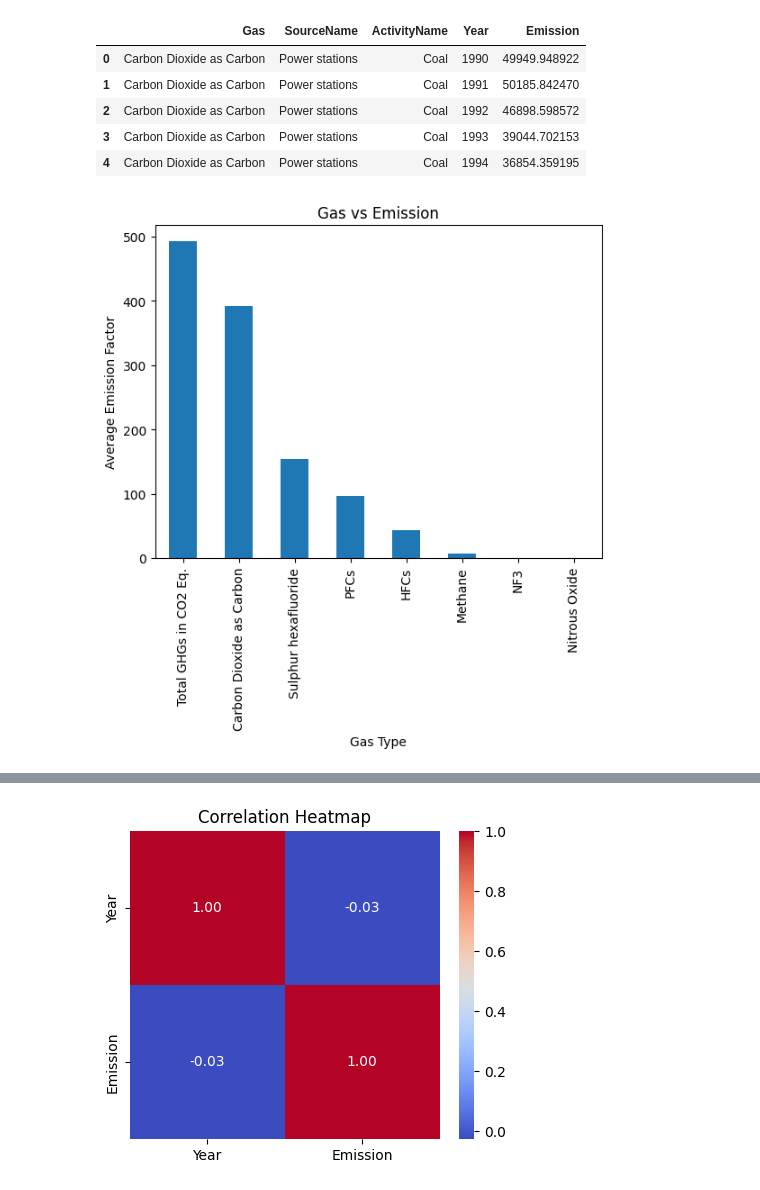
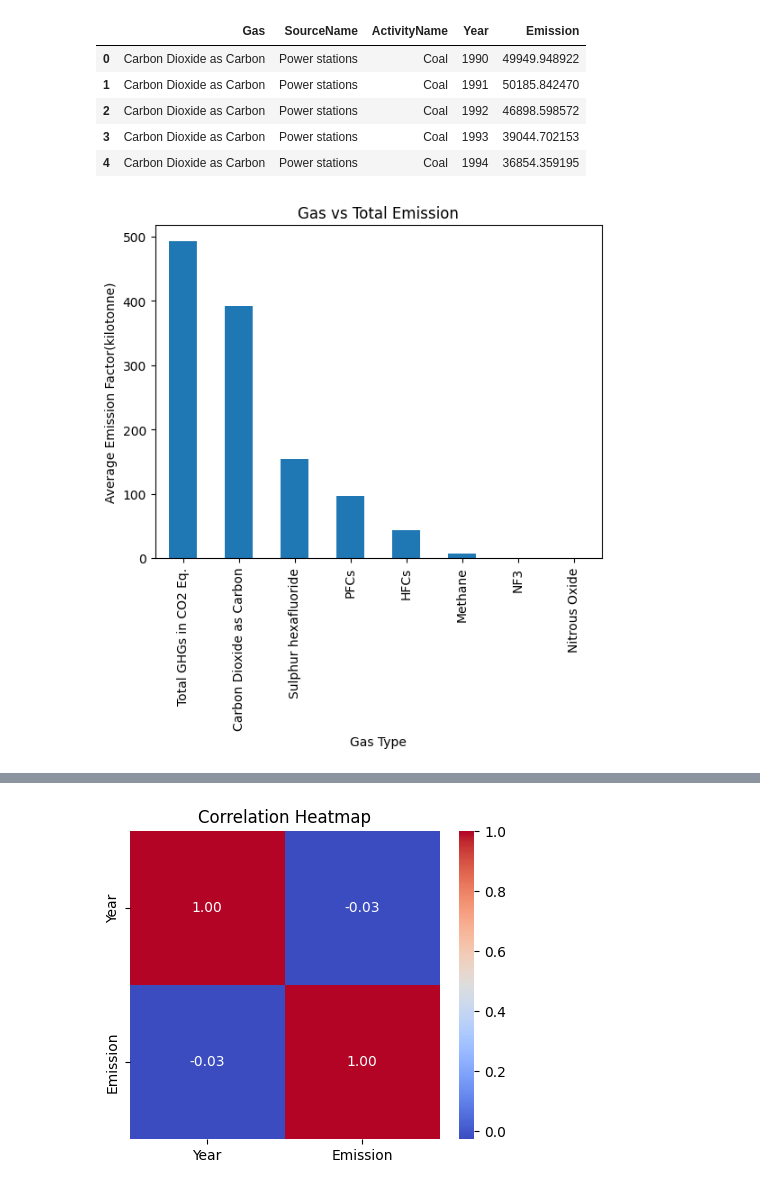
Before and after one commit to Valluru-Abhinaya/Data-Science-Final-Project, a Jupyter notebook: Final Project Code(DS).ipynb, the cells around one changed output, grey strips where cells are left out. Saved outputs shown, nothing was run; the diff lists cells and outputs as text; code cells hidden in the pictures.

```diff
--- a/Final Project Code(DS).ipynb
+++ b/Final Project Code(DS).ipynb
@@ -137,15 +137,15 @@ df.head()
 # %%
 # ---- Gas vs Emission ----
 import matplotlib.pyplot as plt
 gas_emission = df.groupby('Gas')['Emission'].mean().sort_values(ascending=False)
 plt.figure()
 gas_emission.plot(kind='bar')
 plt.xlabel("Gas Type")
-plt.ylabel("Average Emission Factor")
-plt.title("Gas vs Emission")
+plt.ylabel("Average Emission Factor(kilotonne)")
+plt.title("Gas vs Total Emission")
 plt.show()
 # %% [output]
-[figure, old version]
+[figure, new version]
 # %%
 # ---- Source vs Emission ----
 source_emission = df.groupby('SourceName')['Emission'].mean().sort_values(ascending=False).head(10)
```
Also changed, not shown: parts of 18 cells of this notebook.
